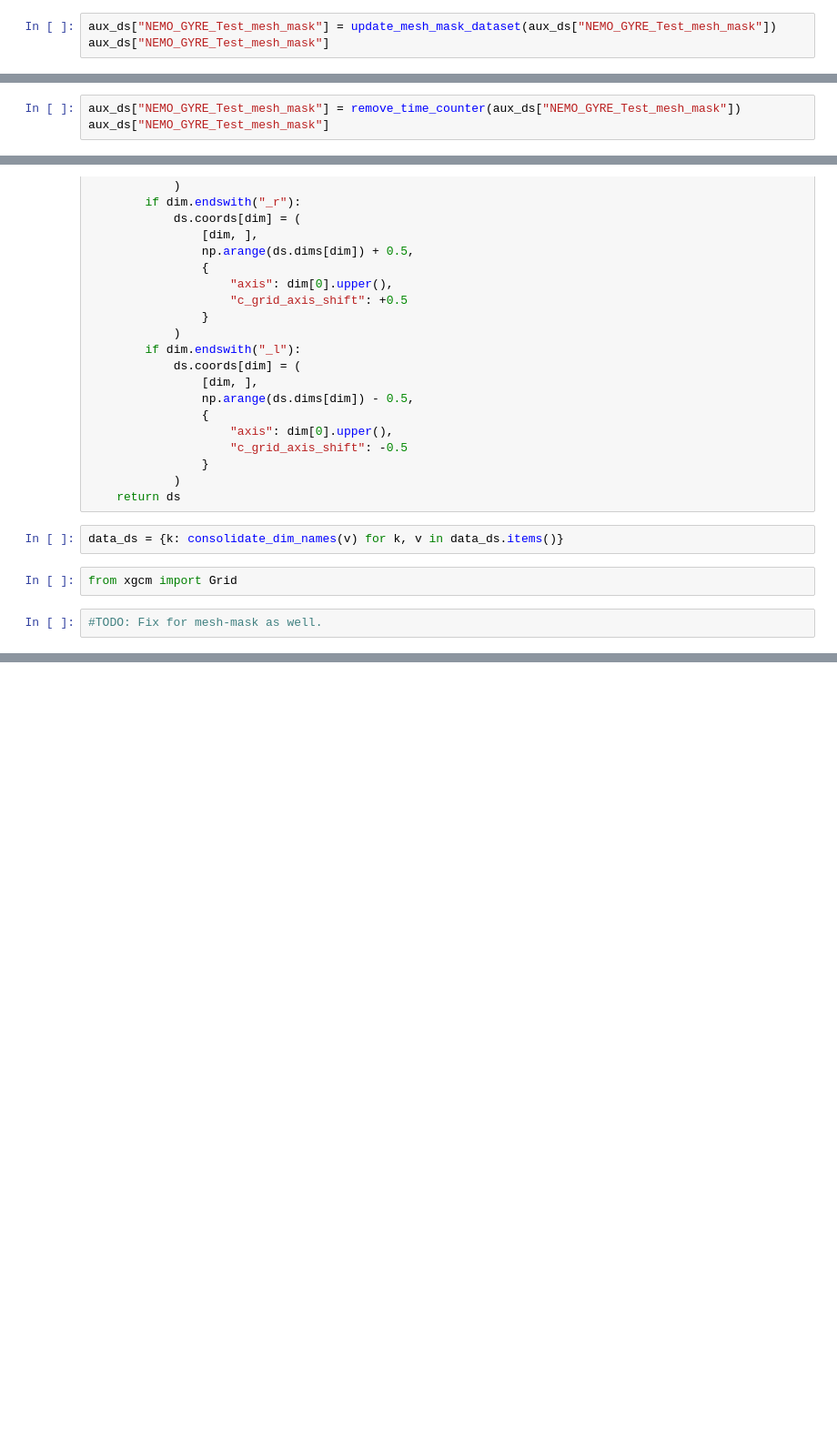
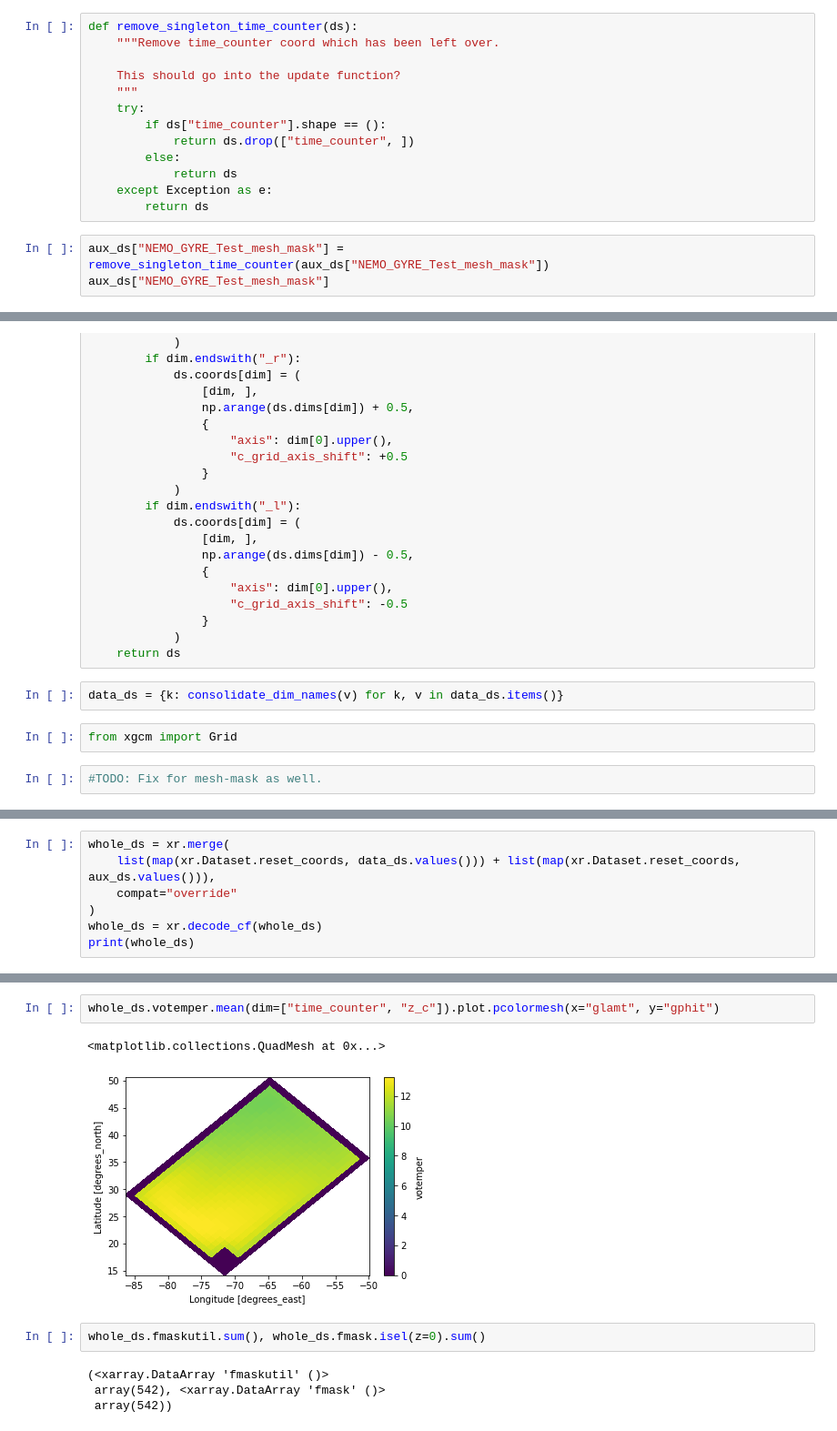
Before and after one commit to ESM-VFC/esm-vfc-workflows, a Jupyter notebook: nemo_cf_demo/nemo_cf_demo.ipynb, the cells around one changed output, grey strips where cells are left out. Shown at 91% size. Drawn from its saved outputs; the diff is of its cells as text; blank space fills up the shorter version.

```diff
--- a/nemo_cf_demo/nemo_cf_demo.ipynb
+++ b/nemo_cf_demo/nemo_cf_demo.ipynb
@@ -124,5 +366,18 @@ Attributes:
+# %%
+def remove_singleton_time_counter(ds):
+    """Remove time_counter coord which has been left over.
+
+    This should go into the update function?
+    """
+    try:
+        if ds["time_counter"].shape == ():
+            return ds.drop(["time_counter", ])
+        else:
+            return ds
+    except Exception as e:
+        return ds
 # %%
-aux_ds["NEMO_GYRE_Test_mesh_mask"] = update_mesh_mask_dataset(aux_ds["NEMO_GYRE_Test_mesh_mask"])
+aux_ds["NEMO_GYRE_Test_mesh_mask"] = remove_singleton_time_counter(aux_ds["NEMO_GYRE_Test_mesh_mask"])
 aux_ds["NEMO_GYRE_Test_mesh_mask"]
 # %% [output]
 <xarray.Dataset>
@@ -155,3 +399,0 @@ def remove_time_counter(ds):
-# %%
-aux_ds["NEMO_GYRE_Test_mesh_mask"] = remove_time_counter(aux_ds["NEMO_GYRE_Test_mesh_mask"])
-aux_ds["NEMO_GYRE_Test_mesh_mask"]
@@ -611,0 +843,7 @@ X Axis (periodic):
+# %%
+whole_ds = xr.merge(
+    list(map(xr.Dataset.reset_coords, data_ds.values())) + list(map(xr.Dataset.reset_coords, aux_ds.values())),
+    compat="override"
+)
+whole_ds = xr.decode_cf(whole_ds)
+print(whole_ds)
@@ -611,0 +868,11 @@ X Axis (periodic):
+# %%
+whole_ds.votemper.mean(dim=["time_counter", "z_c"]).plot.pcolormesh(x="glamt", y="gphit")
+# %% [output]
+<matplotlib.collections.QuadMesh at 0x...>
+[figure, added]
+# %%
+whole_ds.fmaskutil.sum(), whole_ds.fmask.isel(z=0).sum()
+# %% [output]
+(<xarray.DataArray 'fmaskutil' ()>
+ array(542), <xarray.DataArray 'fmask' ()>
+ array(542))
```
Also changed, not shown: parts of 36 cells of this notebook.
